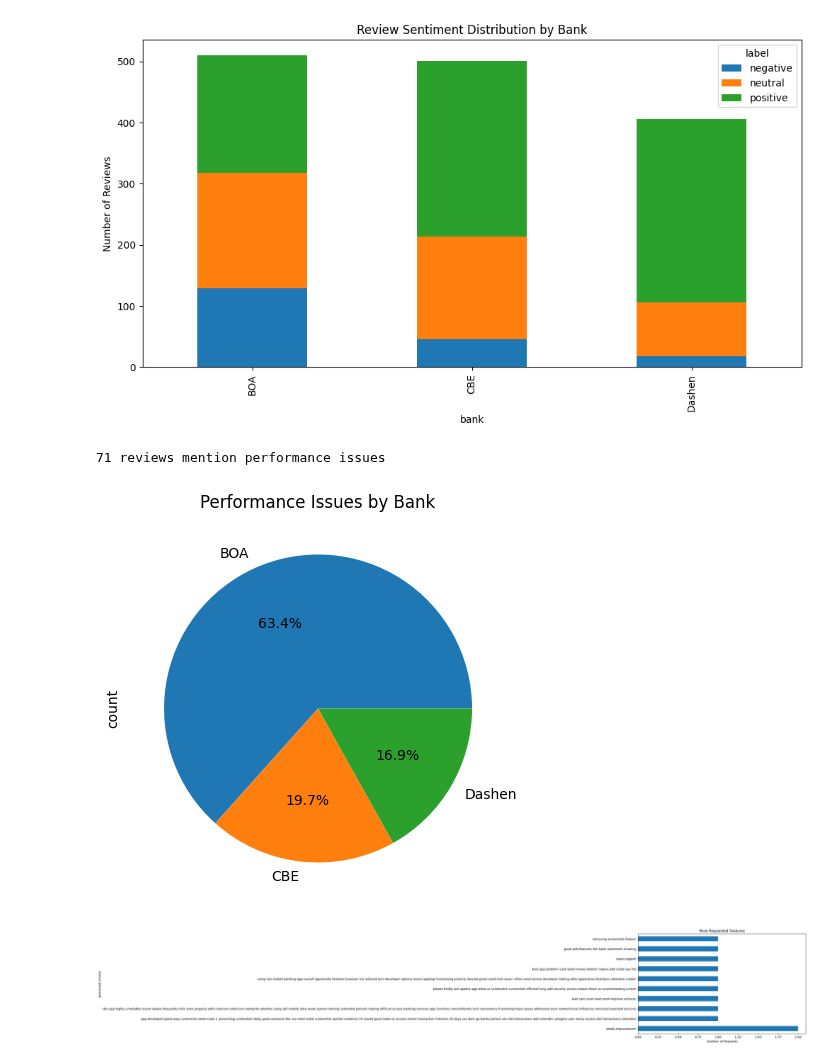
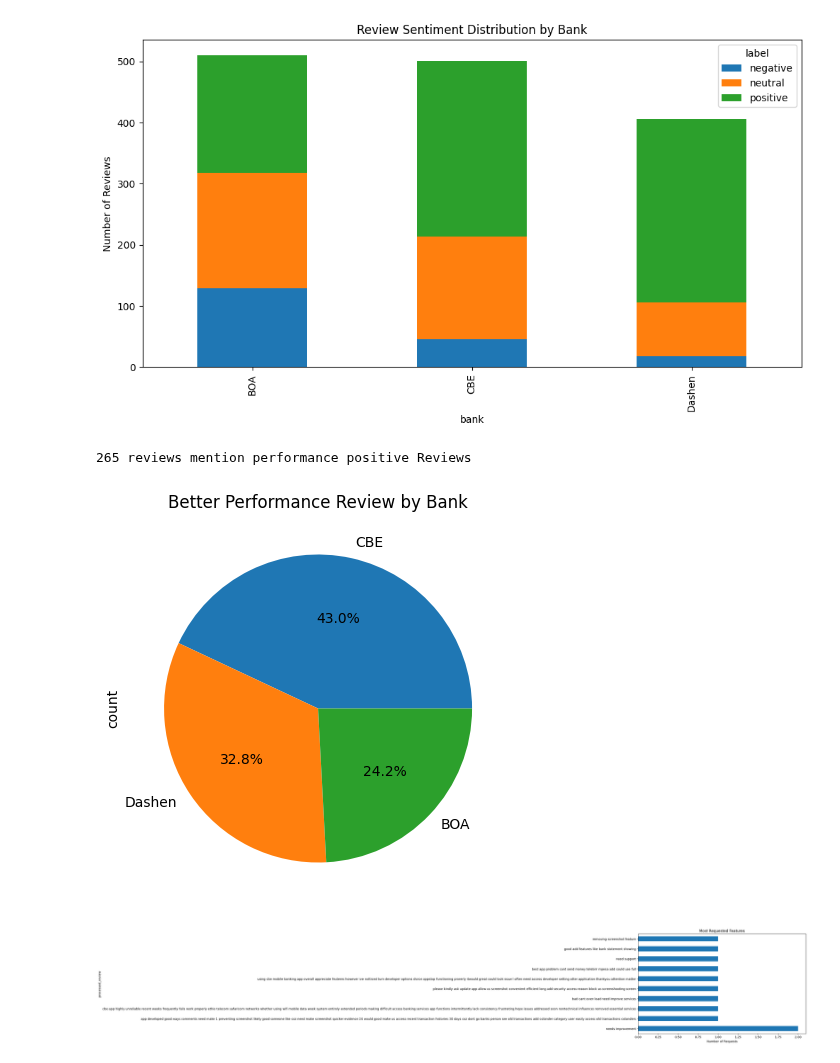
Before and after one commit to abrehamashebir/KAIM-week2-fintech-reviews, a Jupyter notebook: notebooks/review_insights.ipynb, the cells around one changed output. Drawn from its saved outputs; the diff is of its cells as text; code cells hidden in the pictures.

```diff
--- a/notebooks/review_insights.ipynb
+++ b/notebooks/review_insights.ipynb
@@ -56,16 +92,16 @@ plt.ylabel('Number of Reviews')
 plt.show()
 # %% [output]
 [figure]
-# %%
-performance_issues = df[df['processed_review'].str.contains('slow|lag|crash', case=False)]
-print(f"{len(performance_issues)} reviews mention performance issues")
-plt.figure(figsize=(8,5))
-performance_issues['bank'].value_counts().plot(kind='pie', autopct='%1.1f%%')
-plt.title('Performance Issues by Bank')
-plt.show()
-# %% [output]
-71 reviews mention performance issues
-[figure, removed]
+# %%
+performance_good = df[df['processed_review'].str.contains('good|best|faster', case=False)]
+print(f"{len(performance_good)} reviews mention performance positive Reviews")
+plt.figure(figsize=(8,5))
+performance_good['bank'].value_counts().plot(kind='pie', autopct='%1.1f%%')
+plt.title('Better Performance Review by Bank')
+plt.show()
+# %% [output]
+265 reviews mention performance positive Reviews
+[figure, added]
 # %%
 feature_requests = df[df['processed_review'].str.contains('add|need|want|feature', case=False)]
 top_requests = feature_requests['processed_review'].value_counts().head(10)
```
Also changed, not shown: parts of 5 cells of this notebook.
